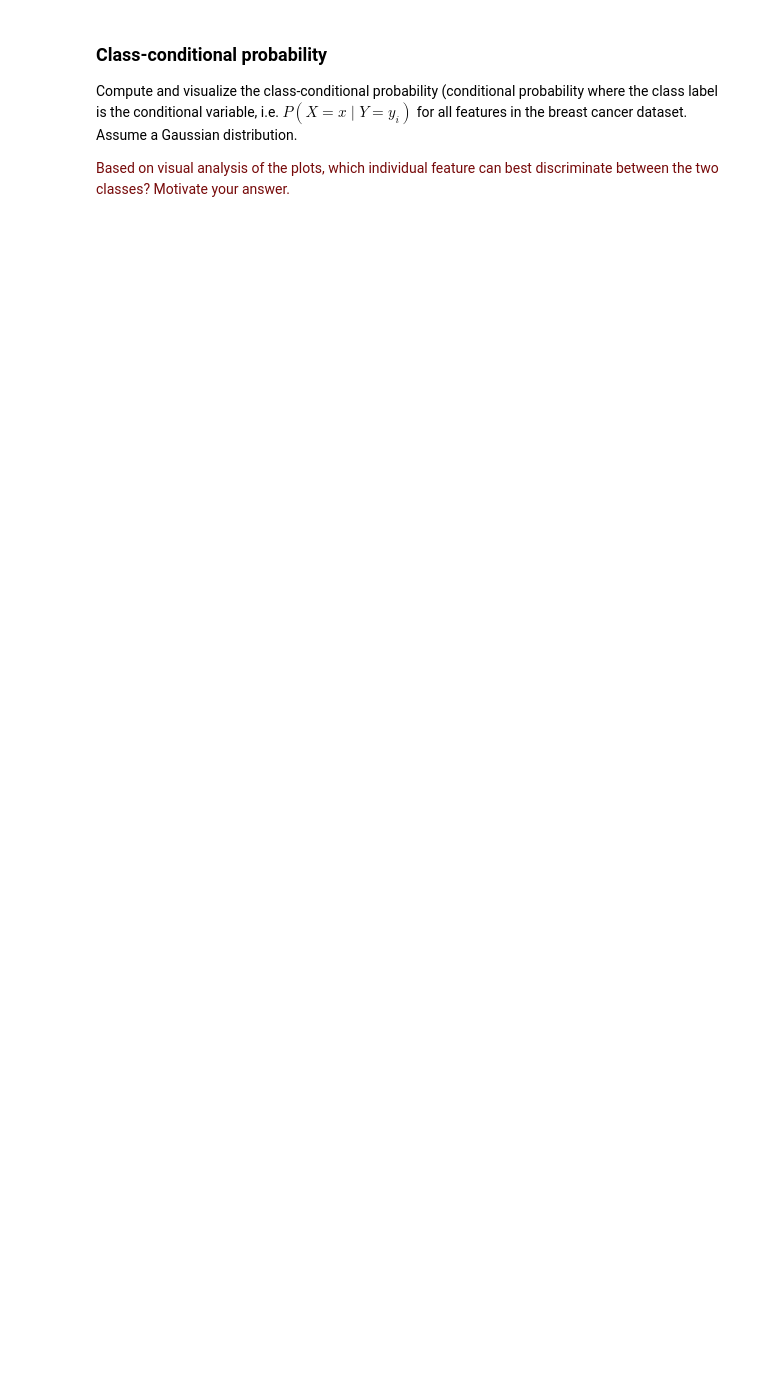
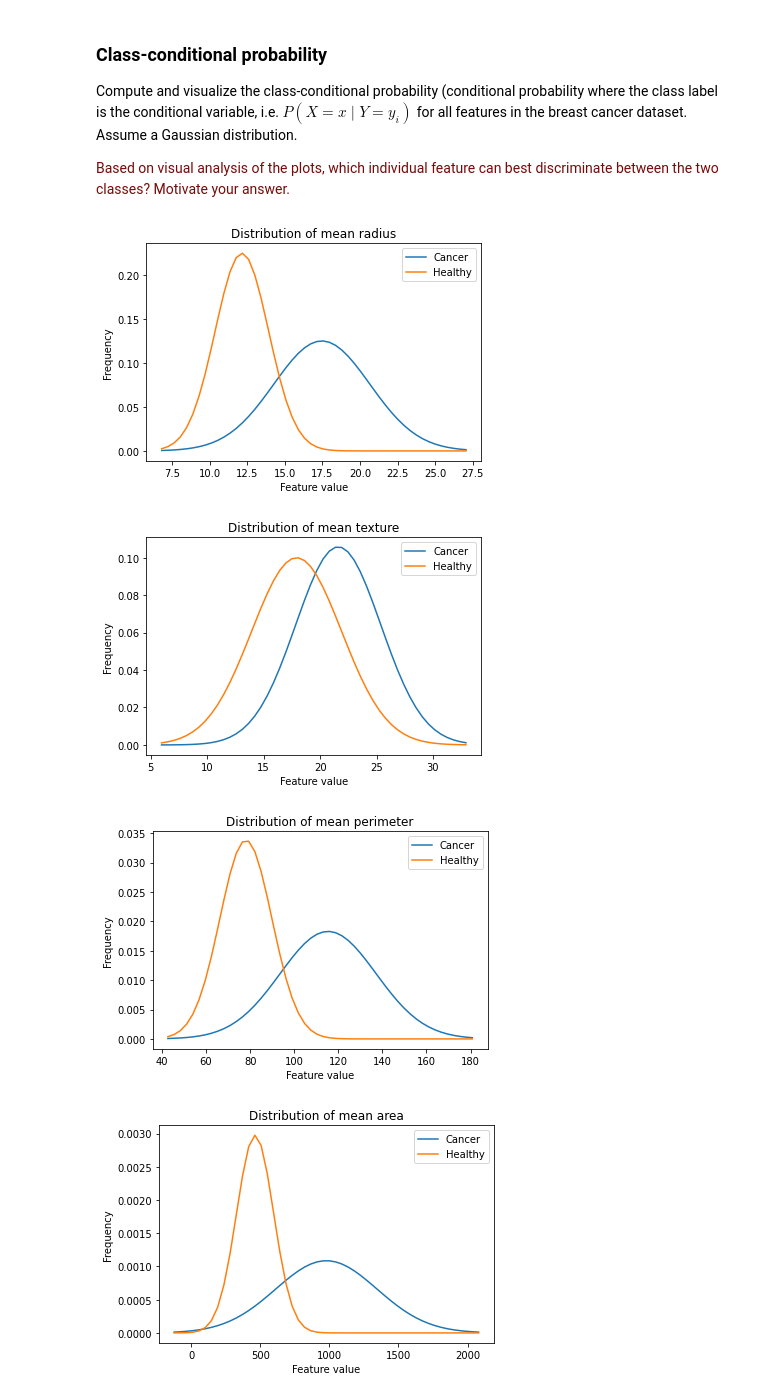
Before and after one commit to Pacmega/8dm50-machine-learning, a Jupyter notebook: practicals/week_1.ipynb, the cells around one changed output. Drawn from its saved outputs; the diff is of its cells as text; code cells hidden in the pictures; blank space fills up the shorter version.

```diff
--- a/practicals/week_1.ipynb
+++ b/practicals/week_1.ipynb
@@ -201,3 +219,45 @@ knn_reg.predict_regression(X_test, 6)
 Compute and visualize the class-conditional probability (conditional probability where the class label is the conditional variable, i.e. $P(X = x \mid Y = y_i)$ for all features in the breast cancer dataset. Assume a Gaussian distribution.
 
 <p><font color='#770a0a'>Based on visual analysis of the plots, which individual feature can best discriminate between the two classes? Motivate your answer.</font></p>
+# %%
+breast_features = np.array(breast_cancer.feature_names)
+
+healthy_data = breast_X[breast_y == 1]
+cancer_data = breast_X[breast_y == 0]
+
+feature_means_healthy = np.mean(healthy_data, axis=0)
+feature_stds_healthy = np.std(healthy_data, axis=0)
+
+feature_means_cancer = np.mean(cancer_data, axis=0)
+feature_stds_cancer = np.std(cancer_data, axis=0)
+# %%
+from scipy.stats import norm
+
+nr_std_devs_to_show = 3
+
+for feature_nr in range(breast_X.shape[1]):
+    healthy_mean = feature_means_healthy[feature_nr]
+    healthy_std  = feature_stds_healthy[feature_nr]
+    cancer_mean  = feature_means_cancer[feature_nr]
+    cancer_std   = feature_stds_cancer[feature_nr]
+
+    # Create a range to show all data on the plots
+    x_min = min(healthy_mean - nr_std_devs_to_show * healthy_std,
+                cancer_mean - nr_std_devs_to_show * cancer_std)
+    x_max = max(healthy_mean + nr_std_devs_to_show * healthy_std,
+                cancer_mean + nr_std_devs_to_show * cancer_std)
+    x = np.linspace(x_min, x_max)
+
+    #plot the normal distribution of data
+    plt.plot(x, norm.pdf(x, cancer_mean, cancer_std))
+    plt.plot(x, norm.pdf(x, healthy_mean, healthy_std))
+    plt.title("Distribution of " + breast_features[feature_nr])
+    plt.xlabel("Feature value")
+    plt.ylabel("Frequency")
+    plt.legend(["Cancer","Healthy"])
+    plt.show()
+# %% [output]
+[figure, added]
+[figure, added]
+[figure, added]
+[figure, added]
```
Also changed, not shown: parts of 9 cells of this notebook.
